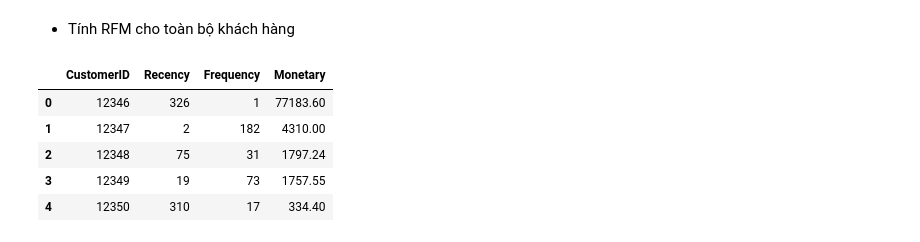
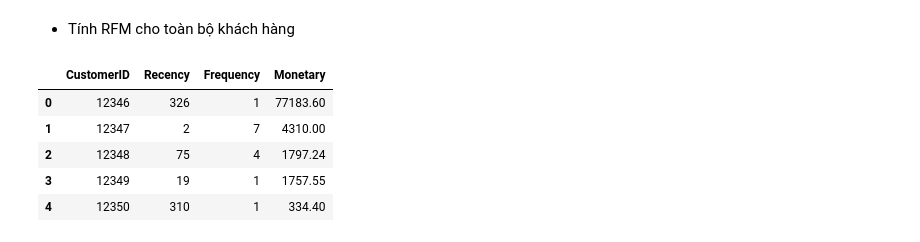
Before and after one commit to MinhThuat/Customer-behavior-analysis-and-revenue-forecasting, a Jupyter notebook: NoteBook/Project_Online_Retail.ipynb, the cells around one changed output. Saved outputs shown, nothing was run; the diff lists cells and outputs as text; code cells hidden in the pictures.

```diff
--- a/NoteBook/Project_Online_Retail.ipynb
+++ b/NoteBook/Project_Online_Retail.ipynb
@@ -304,17 +306,17 @@ Ngày bắt đầu phân tích:  2011-12-10 12:50:00
 # %%
 rfm = data.groupby('CustomerID').agg({
     'InvoiceDate':lambda x:(current_date - x.max()).days, # Recency
-    'InvoiceNo':'count', # Frequency
-    'TotalAmount':'sum'
+    'InvoiceNo':'nunique', # Frequency
+    'TotalAmount':'sum' # Monetary
 }).reset_index()
 
 rfm.columns = ['CustomerID','Recency','Frequency','Monetary']
 
 rfm.head()
 # %% [output]
 |  | CustomerID | Recency | Frequency | Monetary |
 | 0 | 12346 | 326 | 1 | 77183.60 |
-| 1 | 12347 | 2 | 182 | 4310.00 |
-| 2 | 12348 | 75 | 31 | 1797.24 |
-| 3 | 12349 | 19 | 73 | 1757.55 |
-| 4 | 12350 | 310 | 17 | 334.40 |
+| 1 | 12347 | 2 | 7 | 4310.00 |
+| 2 | 12348 | 75 | 4 | 1797.24 |
+| 3 | 12349 | 19 | 1 | 1757.55 |
+| 4 | 12350 | 310 | 1 | 334.40 |
```
Also changed, not shown: parts of 23 cells of this notebook.
